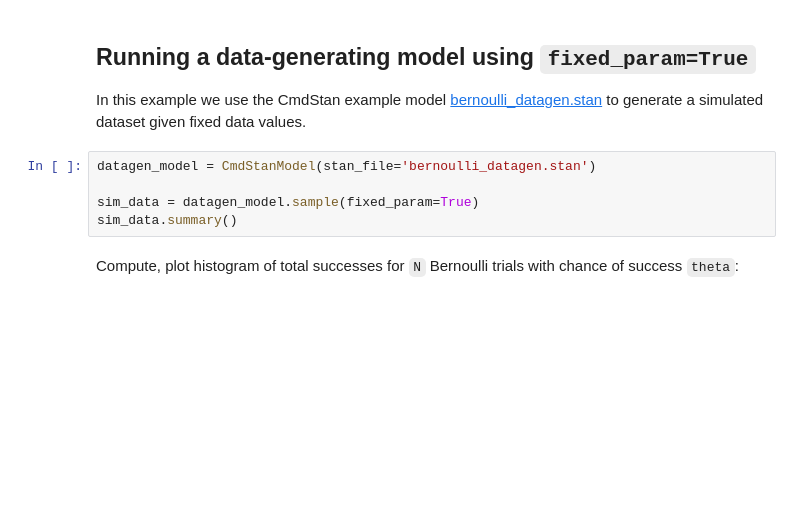
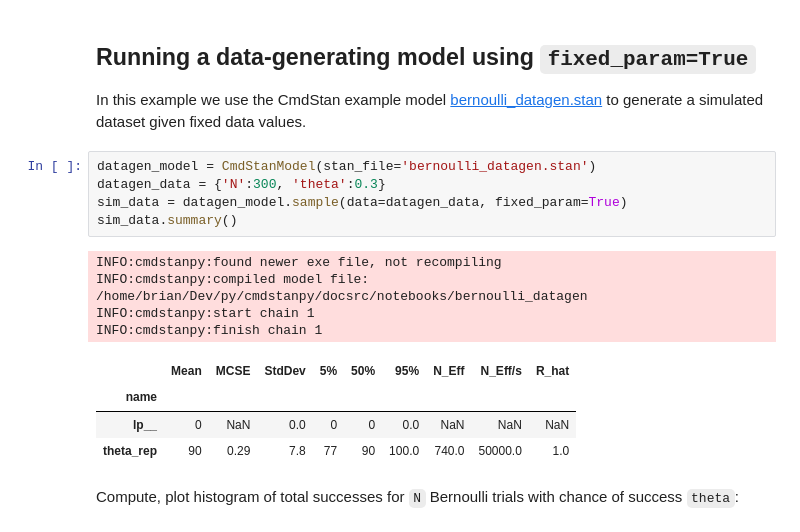
Before and after one commit to stan-dev/cmdstanpy, a Jupyter notebook: docsrc/notebooks/MCMC Sampling.ipynb, the cells around one changed output. Drawn from its saved outputs; the diff is of its cells as text; blank space fills up the shorter version.

Commit message:
Update doc notebooks

```diff
--- a/docsrc/notebooks/MCMC Sampling.ipynb
+++ b/docsrc/notebooks/MCMC Sampling.ipynb
@@ -86,9 +162,18 @@ In this example we use the CmdStan example model
 to generate a simulated dataset given fixed data values.
 # %%
 datagen_model = CmdStanModel(stan_file='bernoulli_datagen.stan')
-
-sim_data = datagen_model.sample(fixed_param=True)
+datagen_data = {'N':300, 'theta':0.3}
+sim_data = datagen_model.sample(data=datagen_data, fixed_param=True)
 sim_data.summary()
+# %% [output]
+INFO:cmdstanpy:found newer exe file, not recompiling
+INFO:cmdstanpy:compiled model file: /home/brian/Dev/py/cmdstanpy/docsrc/notebooks/bernoulli_datagen
+INFO:cmdstanpy:start chain 1
+INFO:cmdstanpy:finish chain 1
+|  | Mean | MCSE | StdDev | 5% | 50% | 95% | N_Eff | N_Eff/s | R_hat |
+| name |  |  |  |  |  |  |  |  |  |
+| lp__ | 0 | NaN | 0.0 | 0 | 0 | 0.0 | NaN | NaN | NaN |
+| theta_rep | 90 | 0.29 | 7.8 | 77 | 90 | 100.0 | 740.0 | 50000.0 | 1.0 |
 # %% [markdown]
 Compute, plot histogram of total successes for `N` Bernoulli trials with chance of success `theta`:
 # %%
```
Also changed, not shown: parts of 11 cells of this notebook, 8 other files.
